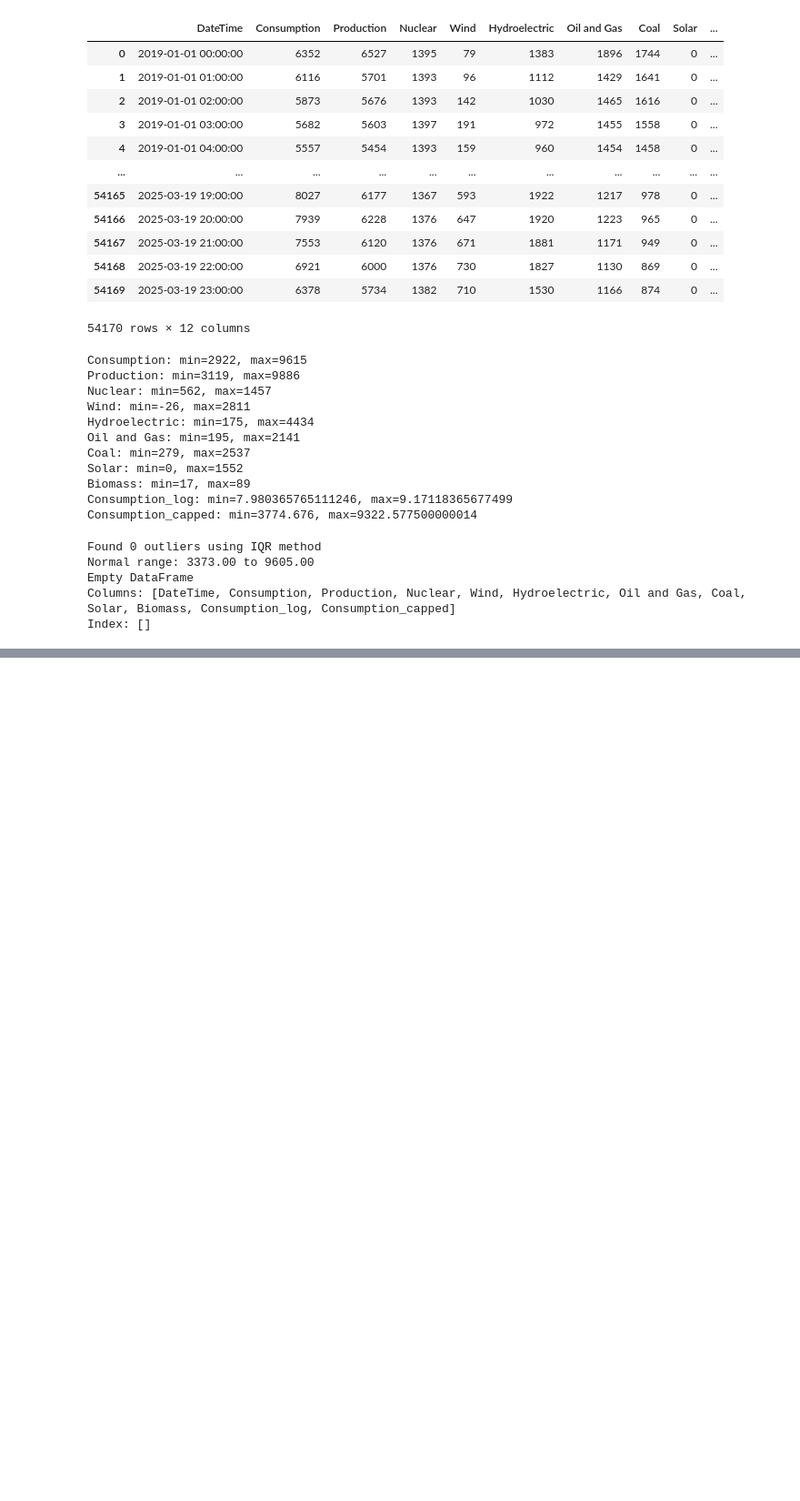
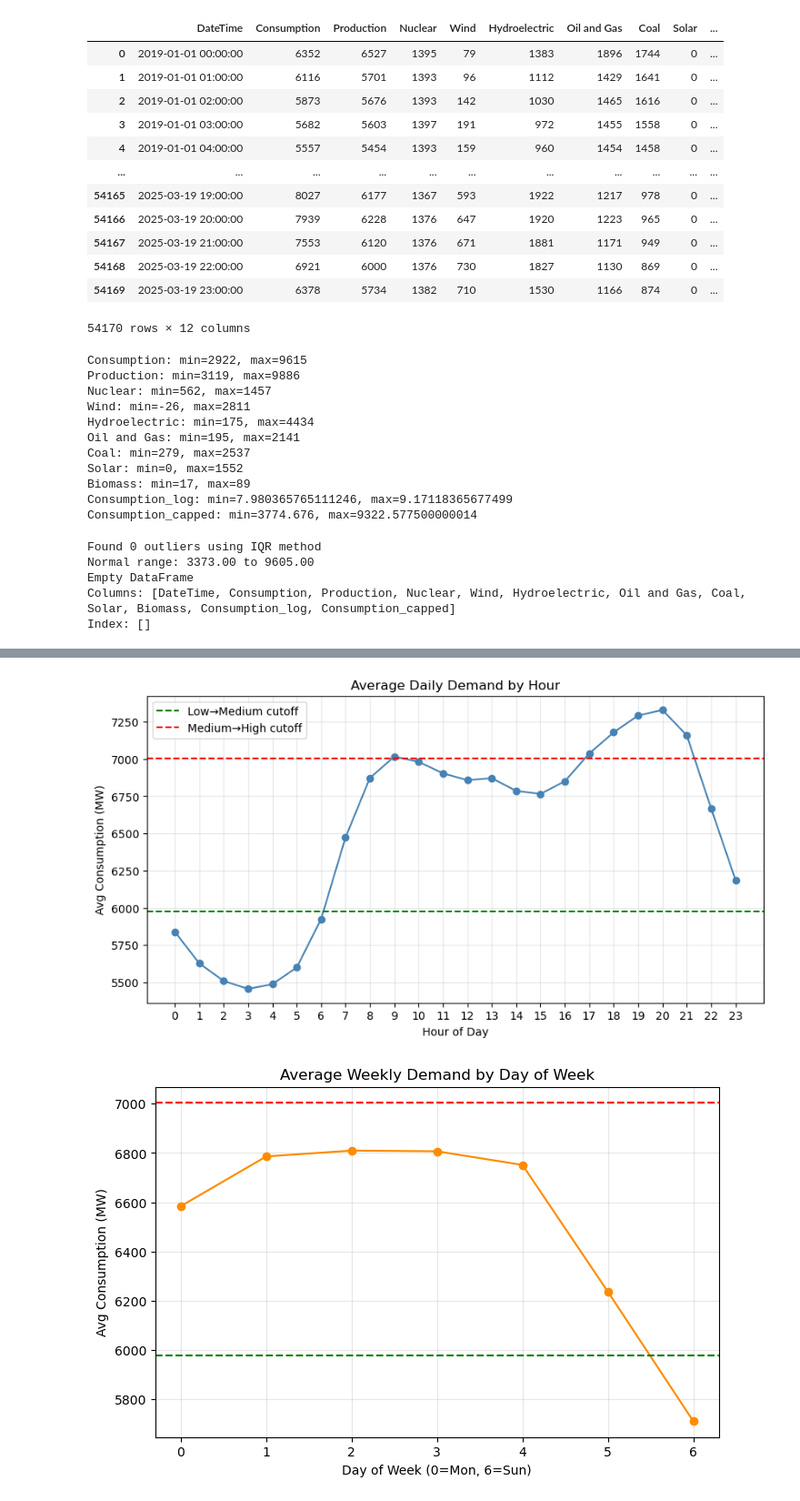
Before and after one commit to FedorSulaev/energy-demand-classifier, a Jupyter notebook: notebooks/02_data_collection_and_preprocessing.ipynb, the cells around one changed output, grey strips where cells are left out. Shown at 91% size. Saved outputs shown, nothing was run; the diff lists cells and outputs as text; code cells hidden in the pictures; blank space fills up the shorter version.

```diff
--- a/notebooks/02_data_collection_and_preprocessing.ipynb
+++ b/notebooks/02_data_collection_and_preprocessing.ipynb
@@ -327,0 +537,11 @@ Index: []
+# %%
+# Ensure datetime is parsed
+df["DateTime"] = pd.to_datetime(df["DateTime"])
+
+# Extract time-based features
+df["hour"] = df["DateTime"].dt.hour                # 0–23
+df["day_of_week"] = df["DateTime"].dt.dayofweek    # 0=Monday, 6=Sunday
+df["month"] = df["DateTime"].dt.month              # 1=January, 12=December
+
+# Quick check
+print(df[["DateTime", "hour", "day_of_week", "month"]].head())
@@ -327,0 +555,47 @@ Index: []
+# %%
+# Calculate thresholds once
+q1 = df["Consumption_capped"].quantile(1/3)
+q2 = df["Consumption_capped"].quantile(2/3)
+
+# 1. Daily pattern
+plt.figure(figsize=(10,5))
+daily_pattern = df.groupby("hour")["Consumption_capped"].mean()
+plt.plot(daily_pattern.index, daily_pattern.values, marker="o", color="steelblue")
+plt.axhline(q1, color="green", linestyle="--", label="Low→Medium cutoff")
+plt.axhline(q2, color="red", linestyle="--", label="Medium→High cutoff")
+plt.title("Average Daily Demand by Hour")
+plt.xlabel("Hour of Day")
+plt.ylabel("Avg Consumption (MW)")
+plt.xticks(range(0,24))
+plt.legend()
+plt.grid(True, alpha=0.3)
+plt.show()
+
+# 2. Weekly pattern
+plt.figure(figsize=(8,5))
+weekly_pattern = df.groupby("day_of_week")["Consumption_capped"].mean()
+weekly_pattern = weekly_pattern.reindex([0,1,2,3,4,5,6])  # Monday–Sunday
+plt.plot(weekly_pattern.index, weekly_pattern.values, marker="o", color="darkorange")
+plt.axhline(q1, color="green", linestyle="--")
+plt.axhline(q2, color="red", linestyle="--")
+plt.title("Average Weekly Demand by Day of Week")
+plt.xlabel("Day of Week (0=Mon, 6=Sun)")
+plt.ylabel("Avg Consumption (MW)")
+plt.grid(True, alpha=0.3)
+plt.show()
+
+# 3. Yearly pattern
+plt.figure(figsize=(8,5))
+yearly_pattern = df.groupby("month")["Consumption_capped"].mean()
+plt.plot(yearly_pattern.index, yearly_pattern.values, marker="o", color="seagreen")
+plt.axhline(q1, color="green", linestyle="--")
+plt.axhline(q2, color="red", linestyle="--")
+plt.title("Average Monthly Demand")
+plt.xlabel("Month")
+plt.ylabel("Avg Consumption (MW)")
+plt.xticks(range(1,13))
+plt.grid(True, alpha=0.3)
+plt.show()
+# %% [output]
+[figure, added]
+[figure, added]
```
Also changed, not shown: parts of 12 cells of this notebook.
